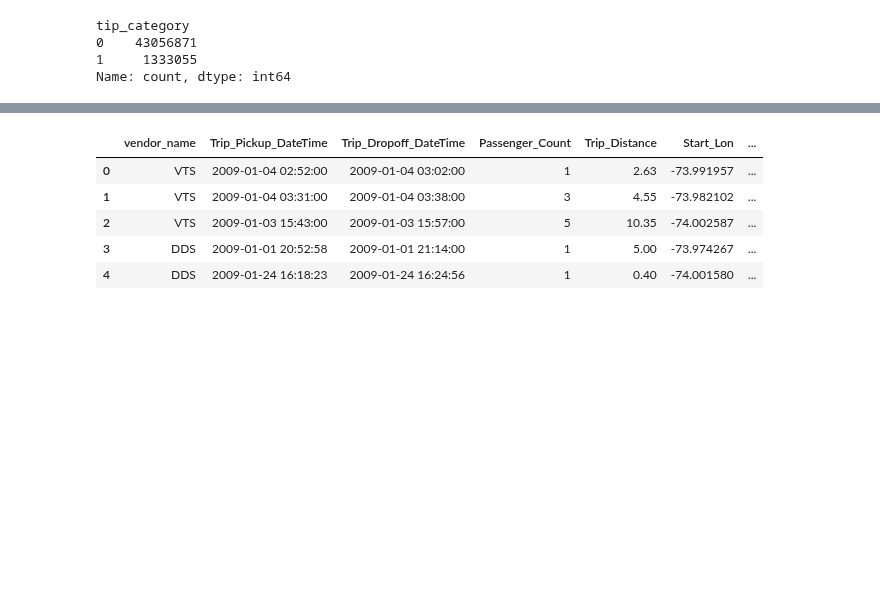
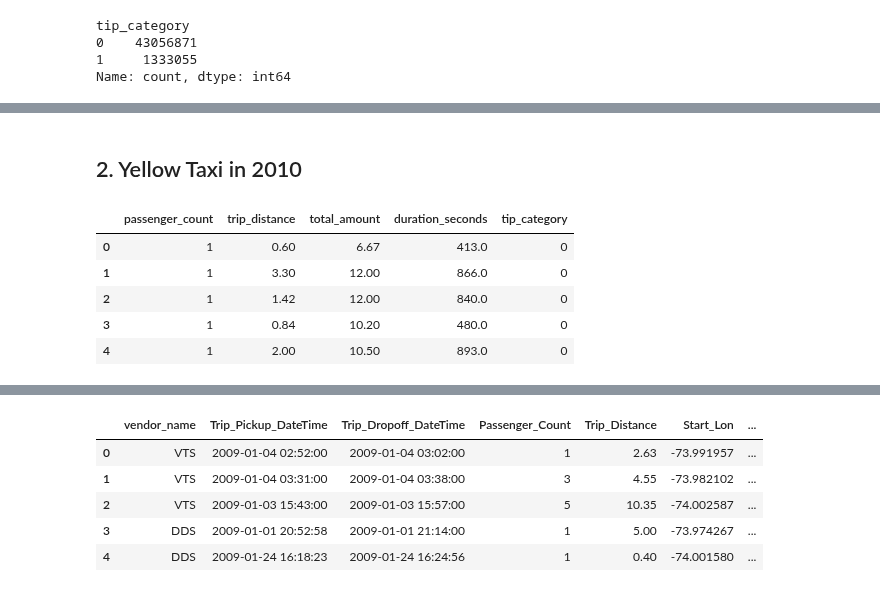
Before and after one commit to imdwipayana/Battlefield, a Jupyter notebook: DuckDB/Classification/New York Taxi Tip Prediction.ipynb, the cells around one changed output, grey strips where cells are left out. Cells and saved outputs as stored; diff of their text form; code cells hidden in the pictures; blank space fills up the shorter version.

```diff
--- a/DuckDB/Classification/New York Taxi Tip Prediction.ipynb
+++ b/DuckDB/Classification/New York Taxi Tip Prediction.ipynb
@@ -98,57 +110,68 @@ dtype: int64
+# %% [markdown]
+## 2. Yellow Taxi in 2010
 # %%
-query_yellow_count = """
-WITH CTE_2009 AS (
+query_yellow_2010 = """
+WITH CTE_2010 AS (
     SELECT
-        CAST(Trip_Pickup_DateTime AS TIMESTAMP) AS pick_up_time,
-        CAST(Trip_Dropoff_DateTime AS TIMESTAMP) AS drop_off_time,
-        Passenger_Count AS passenger_count,
-        Trip_Distance AS trip_distance,
-        Payment_Type AS payment_type,
-        Total_Amt AS total_amount,
-        Tip_Amt AS tip_amount,
-        CAST( CASE Payment_Type
-            WHEN  'Credit' THEN 1
-            WHEN  'CREDIT' THEN 1
+        CAST(pickup_datetime AS TIMESTAMP) AS pick_up_time,
+        CAST(dropoff_datetime AS TIMESTAMP) AS drop_off_time,
+        CAST(passenger_count AS INTEGER) AS passenger_count,
+        CAST(total_amount AS FLOAT)   AS total_amount,
+        CAST(trip_distance AS FLOAT)   AS trip_distance,
+        payment_type,
+        tip_amount,
+        CAST( CASE payment_type
+            WHEN  'Cre' THEN 1
+            WHEN  'CRE' THEN 1
             ELSE 2
         END AS INTEGER) AS payment_category,
         CAST( CASE tip_amount
             WHEN  0.0 THEN 1
             ELSE 0
         END AS INTEGER) AS tip_category
-    FROM 'C:/Users/ekadw/Documents/DATA/NY_Taxi/2009/yellow_taxi_2009/yellow_tripdata_*.parquet'
-    WHERE Trip_Pickup_DateTime IS NOT NULL
-        AND Trip_Dropoff_DateTime IS NOT NULL
-        AND Passenger_Count IS NOT NULL
-        AND Trip_Distance IS NOT NULL
-        AND Payment_Type IS NOT NULL
-        AND Total_Amt IS NOT NULL
-        AND Tip_Amt IS NOT NULL
-        AND Trip_Pickup_DateTime >= '2009-01-01'
-        AND Trip_Pickup_DateTime < '2010-10-01'
-), CTE_duration AS (
+    FROM 'C:/Users/ekadw/Documents/DATA/NY_Taxi/2010/yellow_taxi_2010/yellow_tripdata_*.parquet'
+    WHERE pickup_datetime IS NOT NULL
+        AND dropoff_datetime  IS NOT NULL
+        AND passenger_count >= 0
+        AND trip_distance >= 0
+        AND trip_distance <= 50
+        AND payment_type IS NOT NULL
+        AND total_amount >= 0
+        AND tip_amount >= 0
+        AND pickup_datetime >= '2010-01-01'
+        AND pickup_datetime < '2011-01-01'
+), CTE_duration_2010 AS (
     SELECT
         pick_up_time,
         drop_off_time,
         passenger_count,
+        trip_distance,
         total_amount,
         payment_category,
         tip_category,
         DATE_DIFF('day', pick_up_time, drop_off_time) AS duration_days,
         EPOCH(drop_off_time - pick_up_time) AS duration_seconds
-    FROM CTE_2009
+    FROM CTE_2010
     WHERE payment_category = 1
 )
 
 SELECT
-    CAST(passenger_count AS INTEGER) AS passenger_count,
-    CAST(total_amount AS FLOAT)   AS total_amount,
+    passenger_count,
+    trip_distance,
+    total_amount,
     CAST(duration_seconds AS FLOAT)   AS duration_seconds,
     tip_category
-FROM CTE_duration
+FROM CTE_duration_2010
 WHERE duration_days = 0
-LIMIT 5
 """
 
 con = duckdb.connect()
-df_yellow_count = con.execute(query_yellow_count).fetchdf()
-df_yellow_count.head()
+df_yellow_2010 = con.execute(query_yellow_2010).fetchdf()
+df_yellow_2010.head()
+# %% [output]
+|  | passenger_count | trip_distance | total_amount | duration_seconds | tip_category |
+| 0 | 1 | 0.60 | 6.67 | 413.0 | 0 |
+| 1 | 1 | 3.30 | 12.00 | 866.0 | 0 |
+| 2 | 1 | 1.42 | 12.00 | 840.0 | 0 |
+| 3 | 1 | 0.84 | 10.20 | 480.0 | 0 |
+| 4 | 1 | 2.00 | 10.50 | 893.0 | 0 |
```
Also changed, not shown: parts of 20 cells of this notebook.
